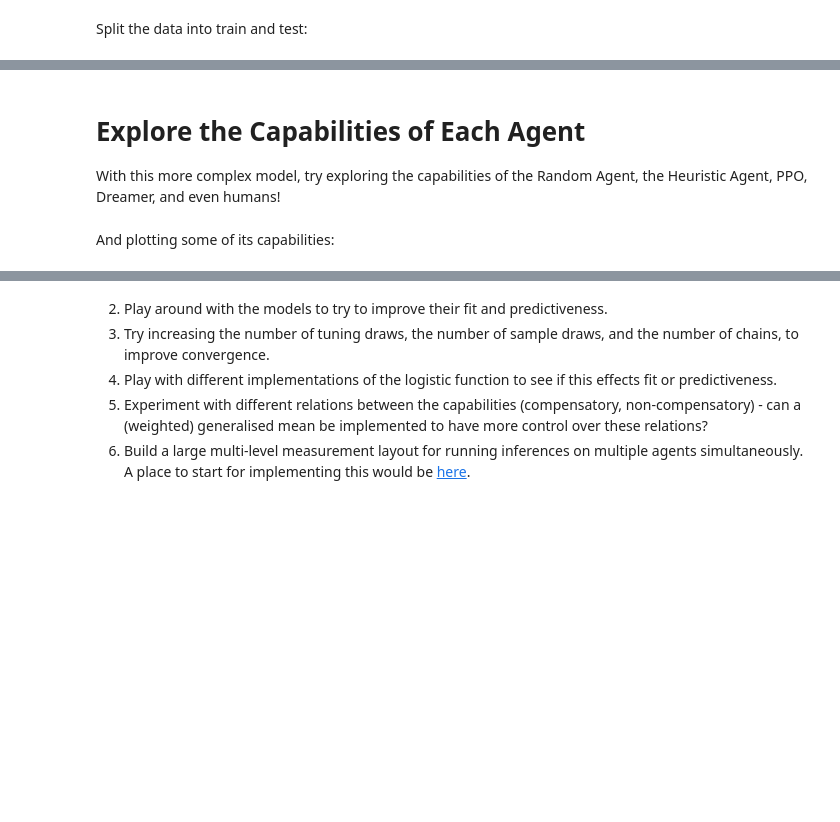
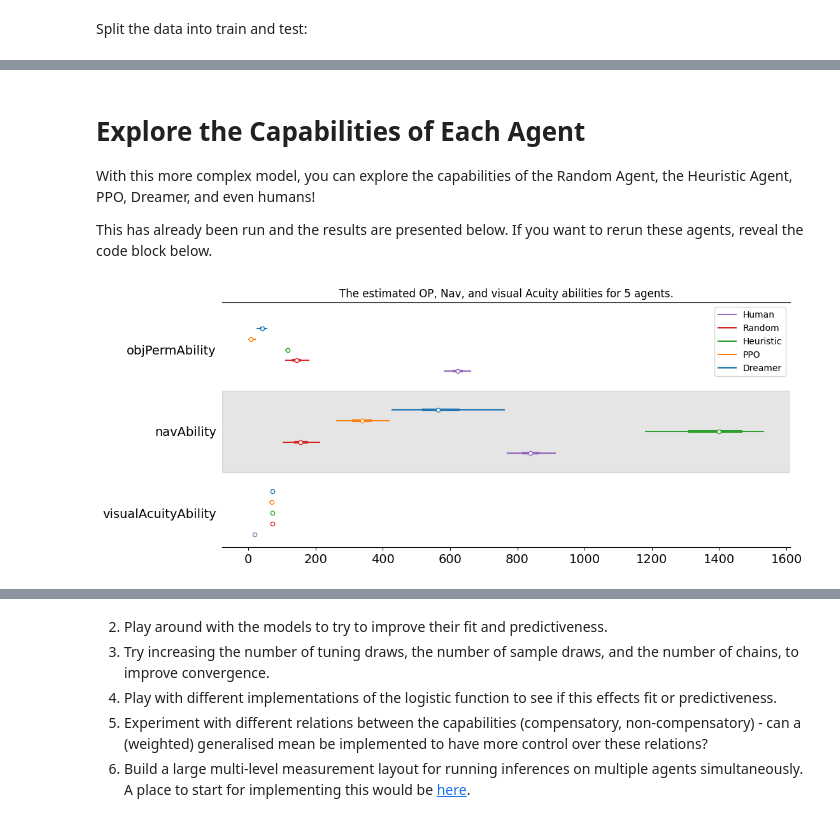
Before and after one commit to Kinds-of-Intelligence-CFI/measurement-layout-tutorial, a Jupyter notebook: tutorial-notebooks/4_BuildingComplexMeasurementLayouts.ipynb, the cells around one changed output, grey strips where cells are left out. Cells and saved outputs as stored; diff of their text form; code cells hidden in the pictures; blank space fills up the shorter version.

Commit message:
Update with figures and final tweaks

```diff
--- a/tutorial-notebooks/4_BuildingComplexMeasurementLayouts.ipynb
+++ b/tutorial-notebooks/4_BuildingComplexMeasurementLayouts.ipynb
@@ -530,6 +640,0 @@ Let's see what it estimates for one of the agents:
-# %%
-agent = 'Random_Agent_Success' #'Heuristic_Agent_Success' #'PPO_Success' #'Dreamer_Success' #'Human_Success' #(remember to use the human_dataset for this last one)
-
-model, abilityMin, abilityMax = setupOPNavLavaModel(opiaagets_dataset, agent)
-with model:
-  idata = pm.sample(1000, target_accept=0.95, random_seed=rng)
@@ -711,6 +882,0 @@ Play around with the estimates for the different agents:
-# %%
-agent = 'Random_Agent_Success' #'Heuristic_Agent_Success' #'PPO_Success' #'Dreamer_Success' #'Human_Success' #(remember to use the human_dataset for this last one)
-
-model, abilityMin, abilityMax = setupOPNavLavaVisualModel(opiaagets_dataset, agent)
-with model:
-  idata = pm.sample(1000, target_accept=0.95, random_seed=rng)
@@ -1089,4 +1275,6 @@ print(f"The {better_fit_choice} is more predictive for choice.")
 # %% [markdown]
 # Explore the Capabilities of Each Agent
 
-With this more complex model, try exploring the capabilities of the Random Agent, the Heuristic Agent, PPO, Dreamer, and even humans!
+With this more complex model, you can explore the capabilities of the Random Agent, the Heuristic Agent, PPO, Dreamer, and even humans!
+
+This has already been run and the results are presented below. If you want to rerun these agents, reveal the code block below.
@@ -1097,2 +1280,0 @@ with model:
-# %% [markdown]
-And plotting some of its capabilities:
@@ -1102,0 +1281,35 @@ axes.set_xlim(left=abilityMin['objPermAbility'], right=abilityMax['objPermAbilit
+# %%
+# @title
+model_dreamer, abilityMin_dreamer, abilityMax_dreamer = setupComplexMultivariateModel(opiaagets_dataset, 'Dreamer_Success', 'Dreamer_Choice')
+with model_dreamer:
+  idata_dreamer = pm.sample(1000, target_accept=0.95, random_seed=rng)
+
+model_ppo, abilityMin_ppo, abilityMax_ppo = setupComplexMultivariateModel(opiaagets_dataset, 'PPO_Success', 'PPO_Choice')
+with model_ppo:
+  idata_ppo = pm.sample(1000, target_accept=0.95, random_seed=rng)
+
+model_random, abilityMin_random, abilityMax_random = setupComplexMultivariateModel(opiaagets_dataset, 'Random_Agent_Success', 'Random_Agent_Choice')
+with model_random:
+  idata_random = pm.sample(1000, target_accept=0.95, random_seed=rng)
+
+model_heuristic, abilityMin_heuristic, abilityMax_heuristic = setupComplexMultivariateModel(opiaagets_dataset, 'Heuristic_Agent_Success', 'Heuristic_Agent_Choice')
+with model_heuristic:
+  idata_heuristic = pm.sample(1000, target_accept=0.95, random_seed=rng)
+
+model_human, abilityMin_human, abilityMax_human = setupComplexMultivariateModel(human_dataset, 'Human_Success', 'Human_Choice')
+with model_human:
+  idata_human = pm.sample(1000, target_accept=0.95, random_seed=rng)
+# %%
+# @title Results
+
+ax = az.plot_forest(
+    [idata_dreamer, idata_ppo, idata_heuristic, idata_random, idata_human],
+    model_names=["Dreamer", "PPO", "Heuristic", "Random", "Human"],
+    var_names=["objPermAbility", "navAbility", "visualAcuityAbility"],
+    figsize=(11.5, 5),
+    combined = True,
+)
+ax[0].set_title("The estimated OP, Nav, and visual Acuity abilities for 5 agents.")
+plt.show()
+# %% [output]
+[figure, added]
```
Also changed, not shown: parts of 68 cells of this notebook.
